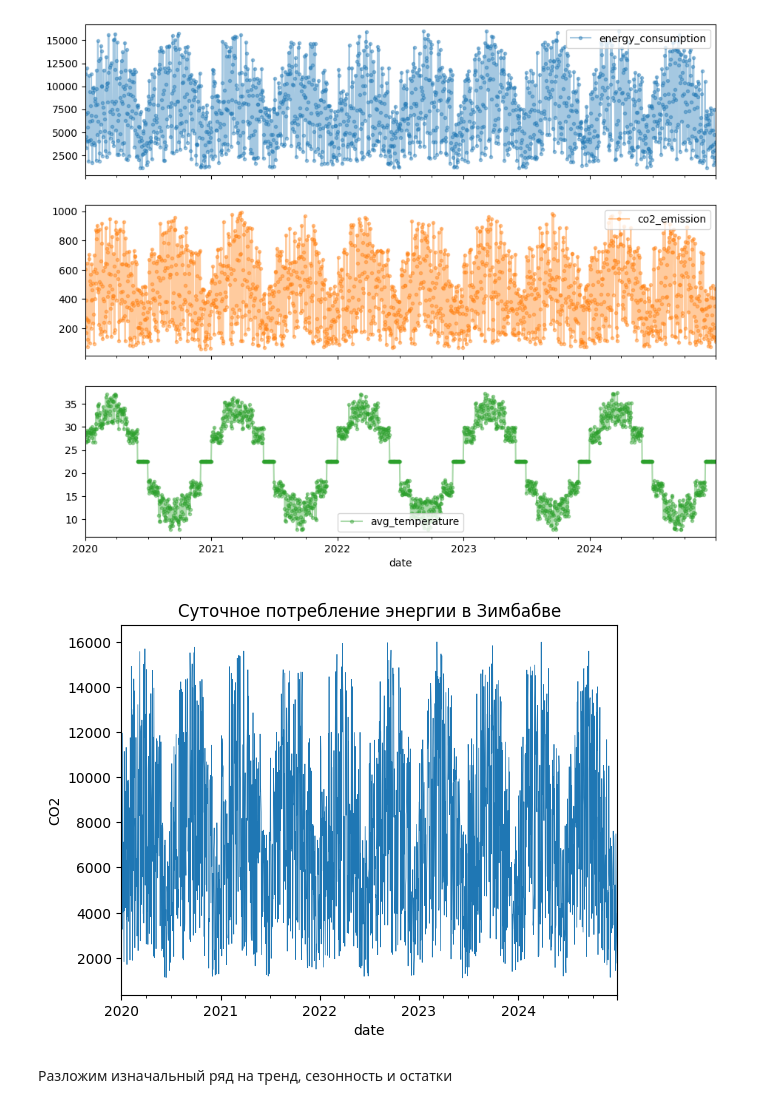
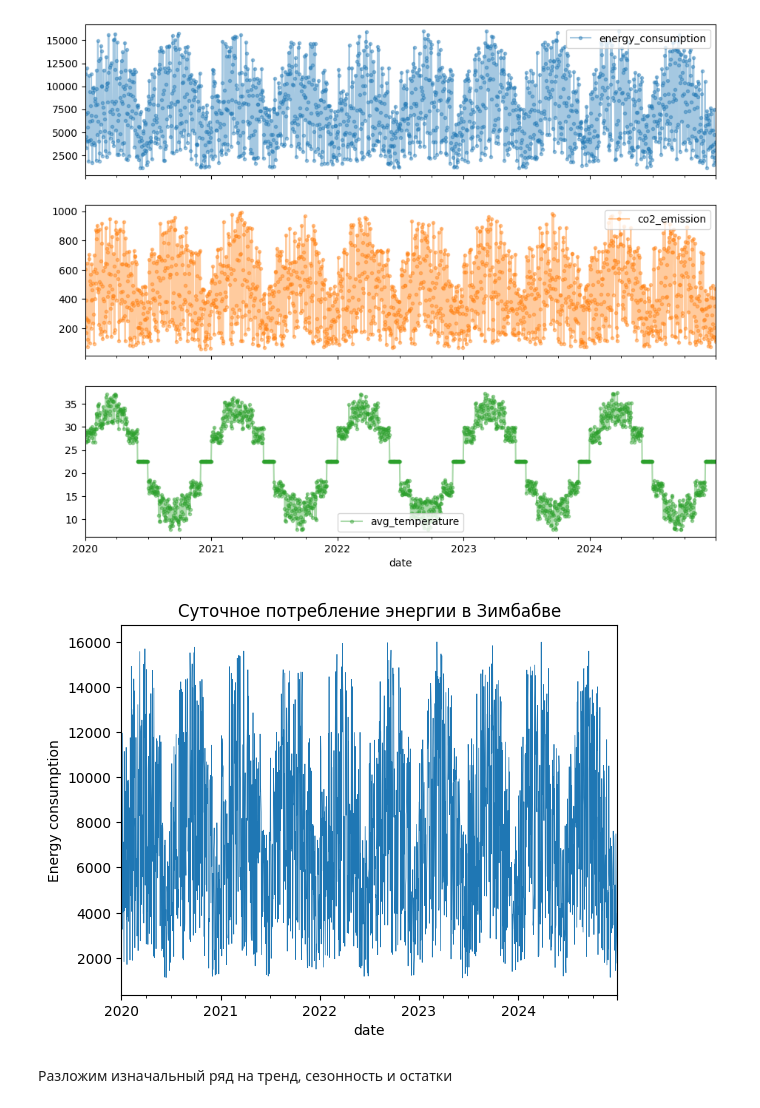
Before and after one commit to tvsmsa/melekhin-time-series, a Jupyter notebook: task_1_timeseries.ipynb, the cells around one changed output. Saved outputs shown, nothing was run; the diff lists cells and outputs as text; code cells hidden in the pictures.

```diff
--- a/task_1_timeseries.ipynb
+++ b/task_1_timeseries.ipynb
@@ -171,10 +171,10 @@ axes = df[cols_plot].plot(marker='.', alpha=0.4, linestyle='-', figsize=(11, 9),
 # %%
 df['energy_consumption'].plot(linewidth=0.5)
 plt.title('Суточное потребление энергии в Зимбабве')
-plt.ylabel('CO2')
+plt.ylabel('Energy consumption')
 plt.show()
 # %% [output]
-[figure, old version]
+[figure, new version]
 # %% [markdown]
 Разложим изначальный ряд на тренд, сезонность и остатки
 # %%
```
Also changed, not shown: 1 other file.
